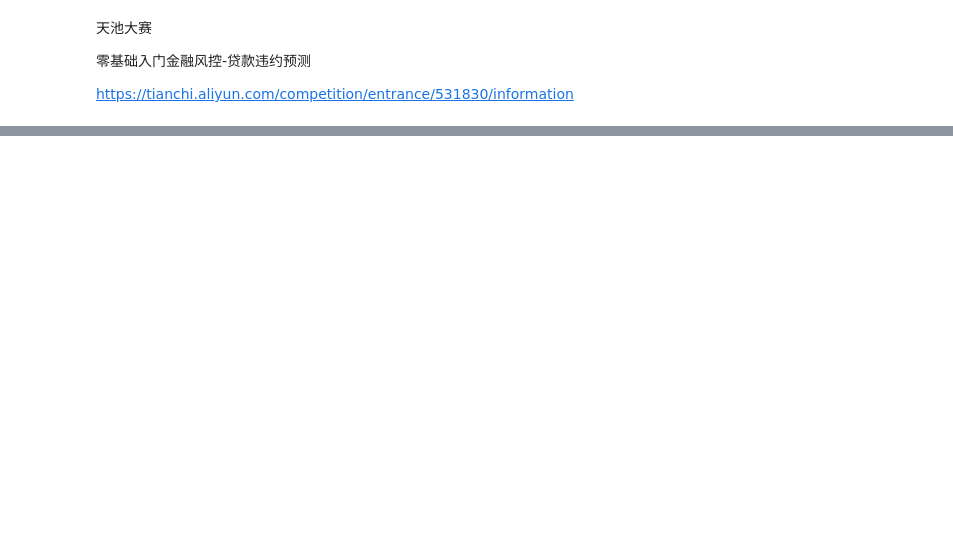
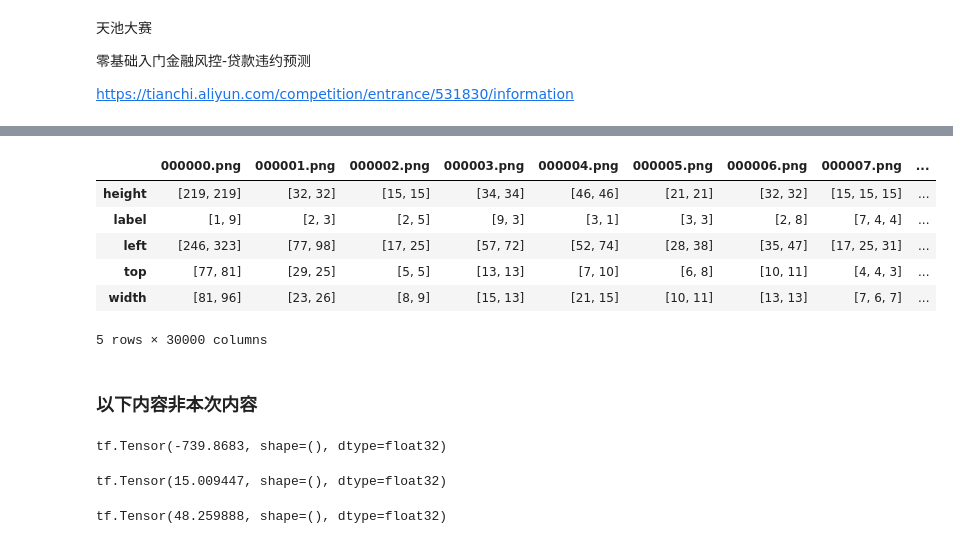
Before and after one commit to ShaoZC/Quantitative_Risk_Management_in_Python, a Jupyter notebook: 金融风控-贷款违约预测202009.ipynb, the cells around one changed output, grey strips where cells are left out. Drawn from its saved outputs; the diff is of its cells as text; code cells hidden in the pictures; blank space fills up the shorter version.

Commit message:
Update 金融风控-贷款违约预测202009.ipynb
tensorflow

```diff
--- a/金融风控-贷款违约预测202009.ipynb
+++ b/金融风控-贷款违约预测202009.ipynb
@@ -52,0 +71,29 @@ testA
+# %%
+cv='http://tianchi-competition.oss-cn-hangzhou.aliyuncs.com/531795/mchar_train.json'
+cv=pandas.read_json(cv)
+cv.head(100)
+# %% [output]
+|  | 000000.png | 000001.png | 000002.png | 000003.png | 000004.png | 000005.png | 000006.png | 000007.png | ... |
+| height | [219, 219] | [32, 32] | [15, 15] | [34, 34] | [46, 46] | [21, 21] | [32, 32] | [15, 15, 15] | ... |
+| label | [1, 9] | [2, 3] | [2, 5] | [9, 3] | [3, 1] | [3, 3] | [2, 8] | [7, 4, 4] | ... |
+| left | [246, 323] | [77, 98] | [17, 25] | [57, 72] | [52, 74] | [28, 38] | [35, 47] | [17, 25, 31] | ... |
+| top | [77, 81] | [29, 25] | [5, 5] | [13, 13] | [7, 10] | [6, 8] | [10, 11] | [4, 4, 3] | ... |
+| width | [81, 96] | [23, 26] | [8, 9] | [15, 13] | [21, 15] | [10, 11] | [13, 13] | [7, 6, 7] | ... |
+5 rows × 30000 columns
+# %% [markdown]
+### 以下内容非本次内容
+# %%
+import tensorflow as tf;
+print(tf.reduce_sum(tf.random.normal([1000, 1000])))
+# %% [output]
+tf.Tensor(-739.8683, shape=(), dtype=float32)
+# %%
+import tensorflow as tf;
+print(tf.reduce_sum(tf.random.normal([10, 10])))
+# %% [output]
+tf.Tensor(15.009447, shape=(), dtype=float32)
+# %%
+import tensorflow as tf;
+print(tf.reduce_sum(tf.random.normal([1000, 1000])))
+# %% [output]
+tf.Tensor(48.259888, shape=(), dtype=float32)
```
Also changed, not shown: parts of 4 cells of this notebook.
